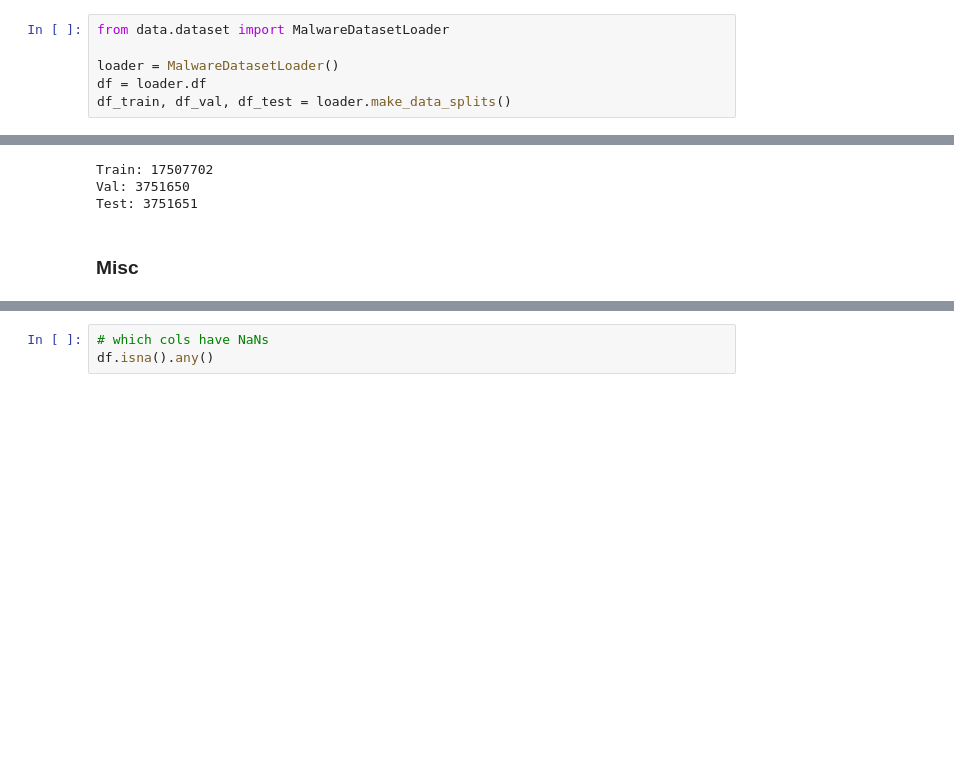
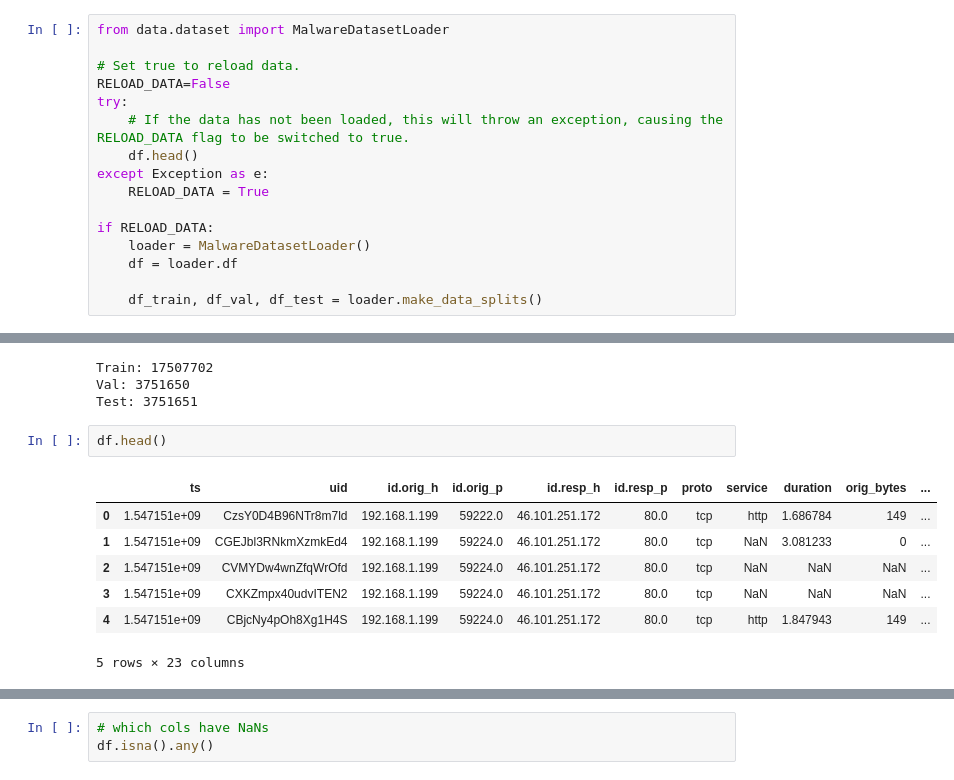
Before and after one commit to cwswilki/STAT-841-cr-an-di, a Jupyter notebook: neural-nets.ipynb, the cells around one changed output, grey strips where cells are left out. Cells and saved outputs as stored; diff of their text form; blank space fills up the shorter version.

```diff
--- a/neural-nets.ipynb
+++ b/neural-nets.ipynb
@@ -4,9 +4,19 @@
 # %%
 from data.dataset import MalwareDatasetLoader
 
-loader = MalwareDatasetLoader()
-df = loader.df
-df_train, df_val, df_test = loader.make_data_splits()
+# Set true to reload data.
+RELOAD_DATA=False
+try:
+    # If the data has not been loaded, this will throw an exception, causing the RELOAD_DATA flag to be switched to true.
+    df.head()
+except Exception as e:
+    RELOAD_DATA = True
+
+if RELOAD_DATA:
+    loader = MalwareDatasetLoader()
+    df = loader.df
+
+    df_train, df_val, df_test = loader.make_data_splits()
 # %% [output]
 Downloading and loading kaggle dataset...
 Using file: /home/a75wu/.cache/kagglehub/datasets/agungpambudi/network-malware-detection-connection-analysis/versions/3/CTU-IoT-Malware-Capture-1-1conn.log.labeled.csv
@@ -24,5 +34,13 @@ Using file: /home/a75wu/.cache/kagglehub/datasets/agungpambudi/network-malware-d
 Train: 17507702
 Val: 3751650
 Test: 3751651
-# %% [markdown]
-### Misc
+# %%
+df.head()
+# %% [output]
+|  | ts | uid | id.orig_h | id.orig_p | id.resp_h | id.resp_p | proto | service | duration | orig_bytes | ... |
+| 0 | 1.547151e+09 | CzsY0D4B96NTr8m7ld | 192.168.1.199 | 59222.0 | 46.101.251.172 | 80.0 | tcp | http | 1.686784 | 149 | ... |
+| 1 | 1.547151e+09 | CGEJbl3RNkmXzmkEd4 | 192.168.1.199 | 59224.0 | 46.101.251.172 | 80.0 | tcp | NaN | 3.081233 | 0 | ... |
+| 2 | 1.547151e+09 | CVMYDw4wnZfqWrOfd | 192.168.1.199 | 59224.0 | 46.101.251.172 | 80.0 | tcp | NaN | NaN | NaN | ... |
+| 3 | 1.547151e+09 | CXKZmpx40udvITEN2 | 192.168.1.199 | 59224.0 | 46.101.251.172 | 80.0 | tcp | NaN | NaN | NaN | ... |
+| 4 | 1.547151e+09 | CBjcNy4pOh8Xg1H4S | 192.168.1.199 | 59224.0 | 46.101.251.172 | 80.0 | tcp | http | 1.847943 | 149 | ... |
+5 rows × 23 columns
```
Also changed, not shown: parts of 12 cells of this notebook, 3 other files.
